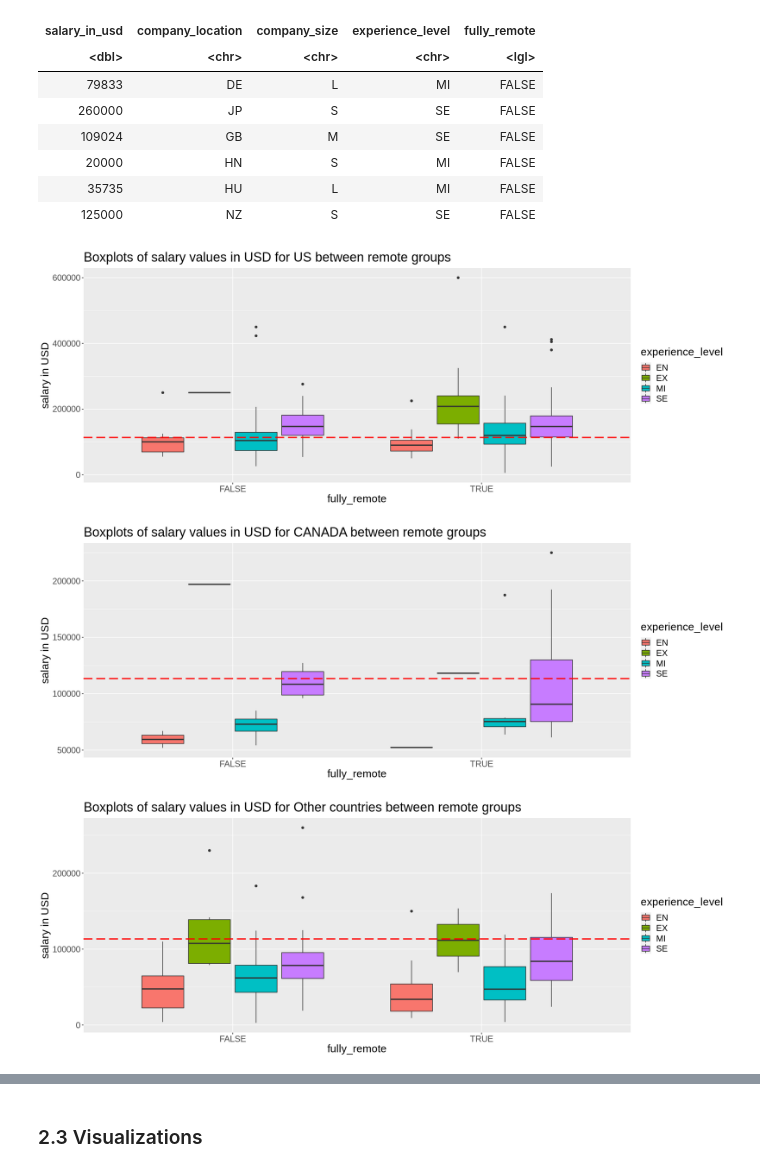
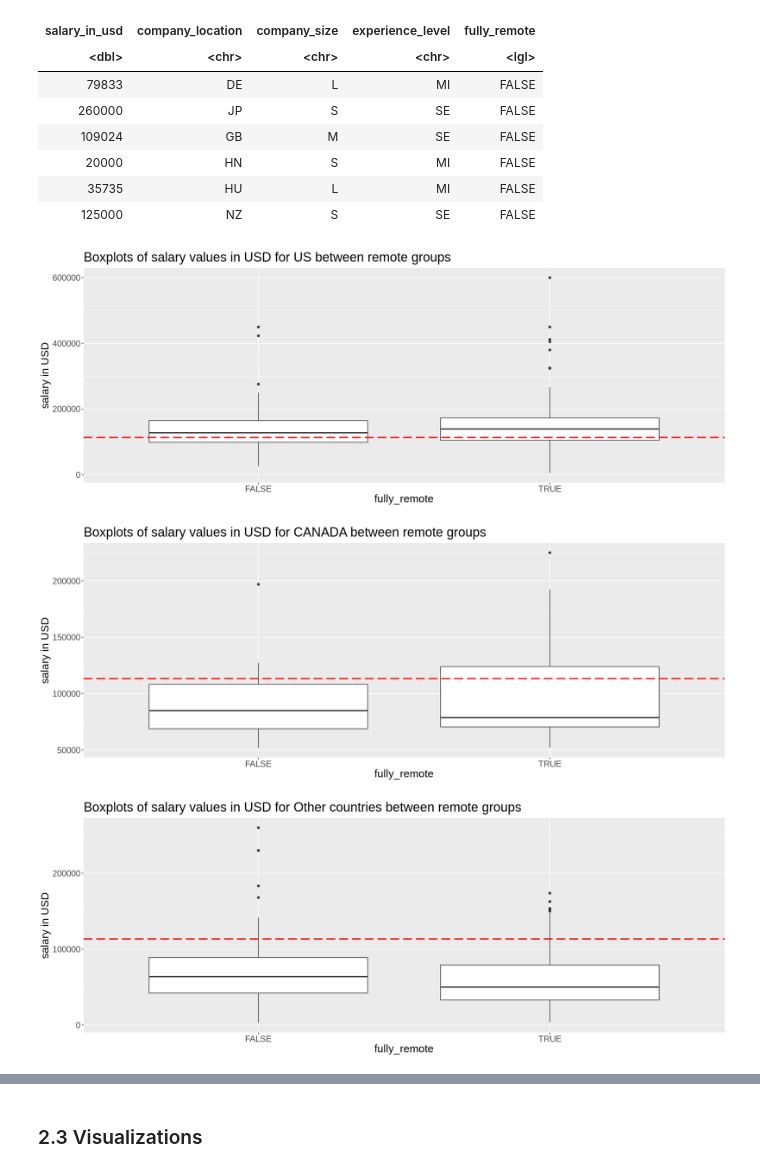
Before and after one commit to ludioludius/STAT201-Project, a Jupyter notebook: Final_Report_Draft.ipynb, the cells around one changed output, grey strips where cells are left out. Cells and saved outputs as stored; diff of their text form; code cells hidden in the pictures.

Commit message:
More Corrected and Informative Boxplots

```diff
--- a/Final_Report_Draft.ipynb
+++ b/Final_Report_Draft.ipynb
@@ -524,38 +510,77 @@ A tibble: 6 × 5
 options(repr.plot.width = 16, repr.plot.height = 6)
 options("scipen"=10, "digits"=4)
 
+# With exprience levels:
+
+# # Within US between remote groups among 4 exprience levels:
+# boxplots_US <- US_remote_binary %>%
+#     ggplot(aes(x = fully_remote, y = salary_in_usd, fill = experience_level)) +
+#     geom_boxplot() +
+#     ylab("salary in USD") +
+#     ggtitle("Boxplots of salary values in USD for US between remote groups") +
+#     theme(text = element_text(size=18)) +
+#     # geom_hline(yintercept = median_overall, color="red", size = 1, linetype = "longdash")
+#     geom_hline(yintercept = mean_overall, color="red", size = 1, linetype = "longdash")
+# boxplots_US
+
+# # Within Canada between remote groups among 4 exprience levels:
+# boxplots_CA <- CA_remote_binary %>%
+#     ggplot(aes(x = fully_remote, y = salary_in_usd, fill = experience_level)) +
+#     geom_boxplot() +
+#     ylab("salary in USD") +
+#     ggtitle("Boxplots of salary values in USD for CANADA between remote groups") +
+#     theme(text = element_text(size=18)) +
+#     # geom_hline(yintercept = median_overall, color="red", size = 1, linetype = "longdash")
+#     geom_hline(yintercept = mean_overall, color="red", size = 1, linetype = "longdash")
+# boxplots_CA
+
+# # Within other countries between remote groups among 4 exprience levels:
+# boxplots_Others <- Others_remote_binary %>%
+#     ggplot(aes(x = fully_remote, y = salary_in_usd, fill = experience_level)) +
+#     geom_boxplot() +
+#     ylab("salary in USD") +
+#     ggtitle("Boxplots of salary values in USD for Other countries between remote groups") +
+#     theme(text = element_text(size=18)) +
+#     # geom_hline(yintercept = median_overall, color="red", size = 1, linetype = "longdash")
+#     geom_hline(yintercept = mean_overall, color="red", size = 1, linetype = "longdash")
+# boxplots_Others
+
+
+# Without experience levels:
+
+# Within US between remote groups:
 boxplots_US <- US_remote_binary %>%
-    ggplot(aes(x = fully_remote, y = salary_in_usd, fill = experience_level)) +
+    ggplot(aes(x = fully_remote, y = salary_in_usd)) +
     geom_boxplot() +
     ylab("salary in USD") +
     ggtitle("Boxplots of salary values in USD for US between remote groups") +
     theme(text = element_text(size=18)) +
     # geom_hline(yintercept = median_overall, color="red", size = 1, linetype = "longdash")
     geom_hline(yintercept = mean_overall, color="red", size = 1, linetype = "longdash")
 boxplots_US
 
-
+# Within Canada between remote groups among 4 exprience levels:
 boxplots_CA <- CA_remote_binary %>%
-    ggplot(aes(x = fully_remote, y = salary_in_usd, fill = experience_level)) +
+    ggplot(aes(x = fully_remote, y = salary_in_usd)) +
     geom_boxplot() +
     ylab("salary in USD") +
     ggtitle("Boxplots of salary values in USD for CANADA between remote groups") +
     theme(text = element_text(size=18)) +
     # geom_hline(yintercept = median_overall, color="red", size = 1, linetype = "longdash")
     geom_hline(yintercept = mean_overall, color="red", size = 1, linetype = "longdash")
 boxplots_CA
 
-
+# Within other countries between remote groups:
 boxplots_Others <- Others_remote_binary %>%
-    ggplot(aes(x = fully_remote, y = salary_in_usd, fill = experience_level)) +
+    ggplot(aes(x = fully_remote, y = salary_in_usd)) +
     geom_boxplot() +
     ylab("salary in USD") +
     ggtitle("Boxplots of salary values in USD for Other countries between remote groups") +
     theme(text = element_text(size=18)) +
     # geom_hline(yintercept = median_overall, color="red", size = 1, linetype = "longdash")
     geom_hline(yintercept = mean_overall, color="red", size = 1, linetype = "longdash")
 boxplots_Others
 # %% [output]
-[figure, old version]
+[figure, new version]
-[figure, old version]
+[figure, new version]
-[figure, old version]
+[figure, new version]
```
Also changed, not shown: parts of 8 cells of this notebook.
